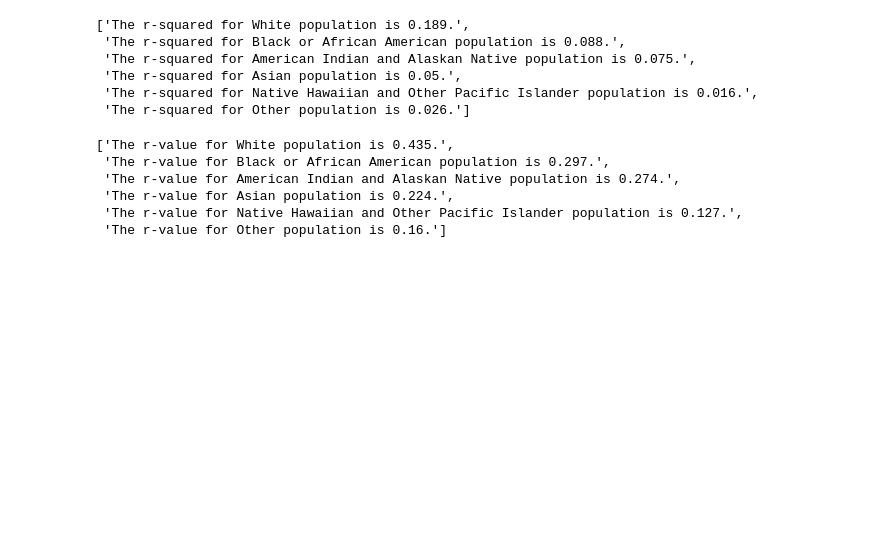
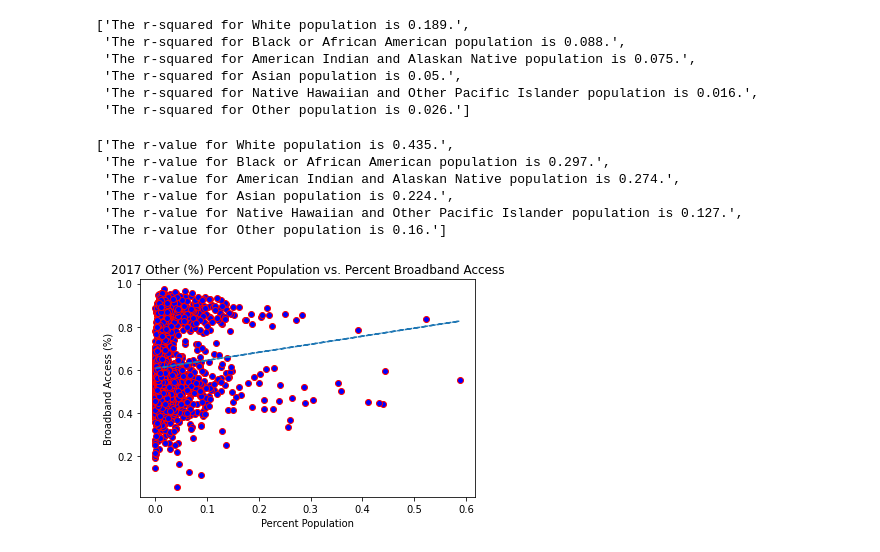
Before and after one commit to Falcon-d/Project-1-Broadband-Access, a Jupyter notebook: Race 2017 Census.ipynb, the cells around one changed output. Cells and saved outputs as stored; diff of their text form; code cells hidden in the pictures; blank space fills up the shorter version.

Commit message:
race percent population linear regresion completed

```diff
--- a/Race 2017 Census.ipynb
+++ b/Race 2017 Census.ipynb
@@ -32,8 +32,16 @@ census_pd = census_pd.rename(columns={"B01003_001E": "Population",
 
 
 # Final DataFrame
-census_df = census_pd[["Name", "Population", "White", "Black or African American", "American Indian and Alaskan Native",
+census_data = census_pd[["Name", "Population", "White", "Black or African American", "American Indian and Alaskan Native",
                        "Asian", "Native Hawaiian and Other Pacific Islander", "Other"]]
+
+# Array of column headers for races to run for loop
+headers = ["White", "Black or African American", "American Indian and Alaskan Native",
+                       "Asian", "Native Hawaiian and Other Pacific Islander", "Other"]
+
+census_df = census_data.rename(columns={"Name":"Name"})
+for race in headers:
+    census_df[f'{race} (%)'] = census_data[race]/census_data["Population"]
 
 
 
@@ -151,3 +159,43 @@ r_values
  'The r-value for Asian population is 0.224.',
  'The r-value for Native Hawaiian and Other Pacific Islander population is 0.127.',
  'The r-value for Other population is 0.16.']
+# %%
+# This section runs a linear regression for percent population of all races and broadband access
+
+# Array of column headers to be analyzed against broadband access as a percent
+headers = ["White (%)", "Black or African American (%)", "American Indian and Alaskan Native (%)",
+                       "Asian (%)", "Native Hawaiian and Other Pacific Islander (%)", "Other (%)"]
+
+# Arrays to hold r and r-squared values are initilaized
+r_squared = []
+r_values = []
+
+# for loop looping through each header
+for header in headers:
+
+    # Clears figure so plots do not superimpose
+    plt.clf()
+
+    # Lists for x and y values are defined
+    x = census_2017_acs5_race_df[header]
+    y = census_2017_acs5_race_df['Broadband (%)']
+
+    # Linear regression is run
+    header_slope, header_int, header_r, p, std_err = stats.linregress(x ,y)
+    header_fit = header_slope * x + header_int
+
+    # Plot is crafted and labeled then linear regression and r-squared is superimposed
+    plt.scatter(x ,y , marker="o", facecolors="blue", edgecolors="red")
+    plt.title(f'2017 {header} Percent Population vs. Percent Broadband Access')
+    plt.xlabel(f'Percent Population')
+    plt.ylabel("Broadband Access (%)")
+    plt.plot(x , header_fit,"--")
+
+    # r_squared values are added to a list
+    r_squared.append(f'The r-squared for {header} percent population is {round(header_r**2,3)}.')
+    r_values.append(f'The r-value for {header} percent population is {round(header_r,3)}.')
+
+    # plot is output and saved as a png
+    plt.savefig(f'output_charts/2017_acs5_{header}_lin_regress.png',format='png')
+# %% [output]
+[figure, added]
```
Also changed, not shown: parts of 4 cells of this notebook, 8 other files.
